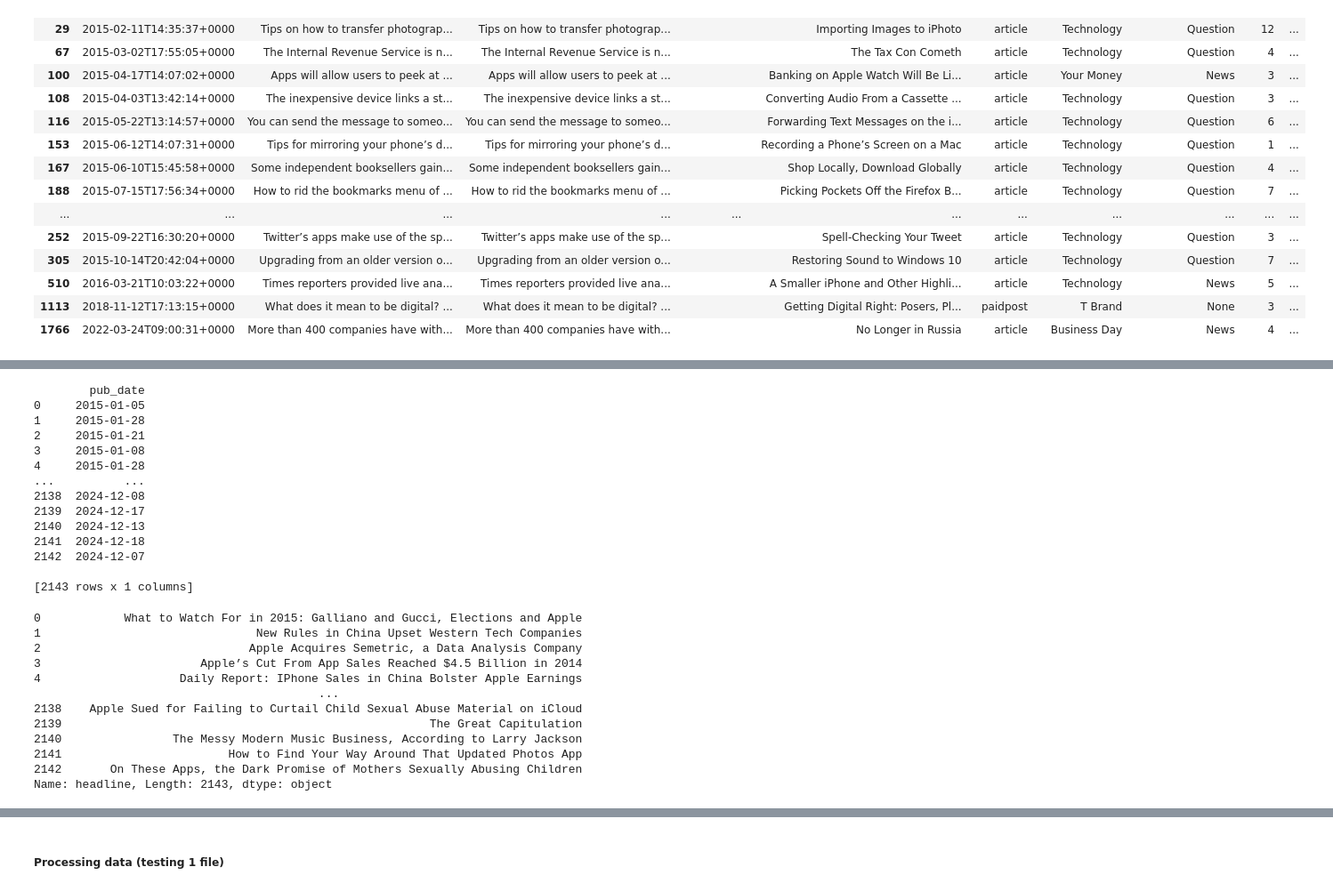
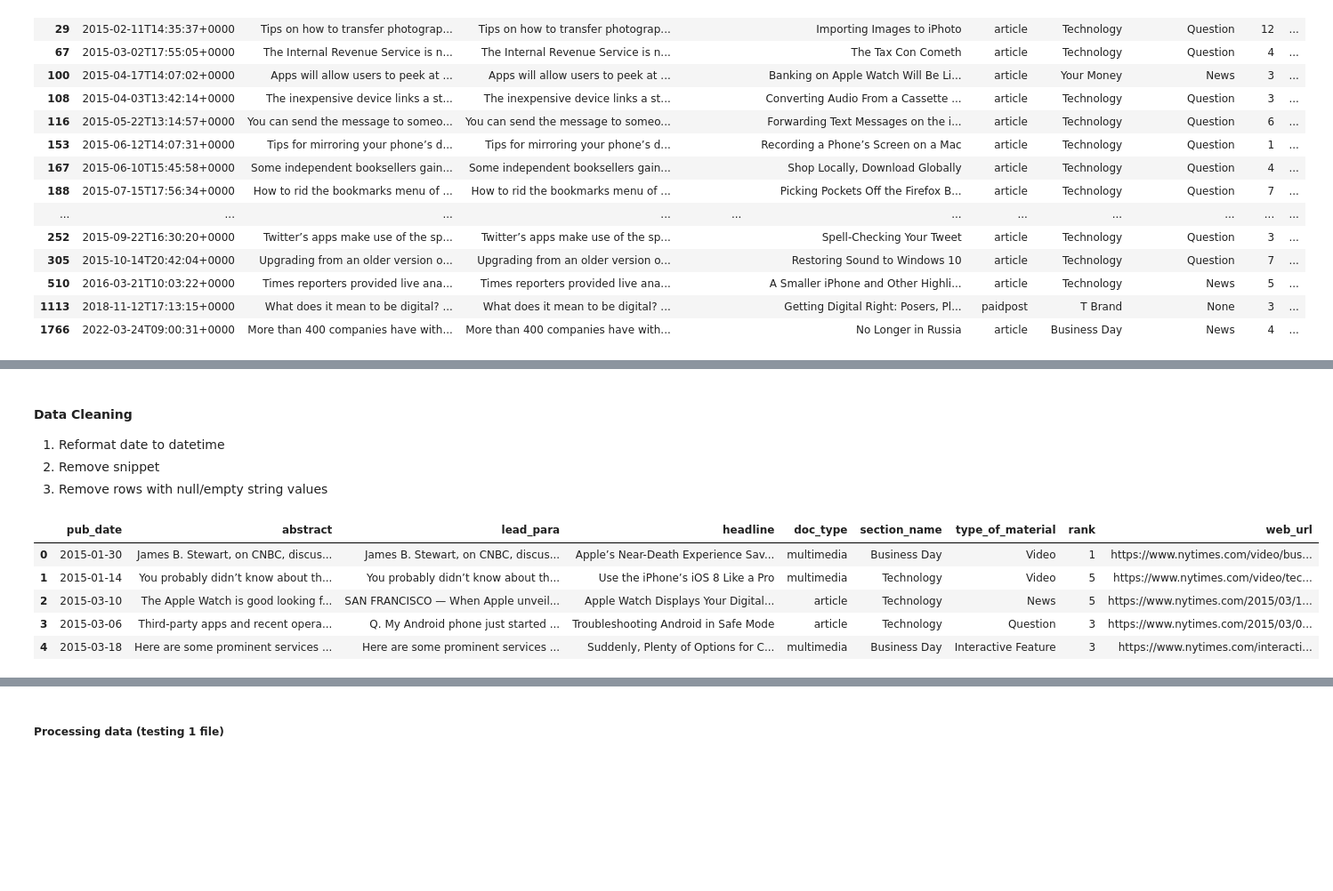
Before and after one commit to xavsant/multimodal_stockprice_prediction, a Jupyter notebook: notebooks/experiments/text_data_processing.ipynb, the cells around one changed output, grey strips where cells are left out. Shown at 89% size. Drawn from its saved outputs; the diff is of its cells as text; code cells hidden in the pictures; blank space fills up the shorter version.

Commit message:
update processing pipeline + gen sample cleaned text data

```diff
--- a/notebooks/experiments/text_data_processing.ipynb
+++ b/notebooks/experiments/text_data_processing.ipynb
@@ -172,37 +264,27 @@ df[df.lead_para == ""] # should we take them out?
+# %% [markdown]
+#### Data Cleaning
+
+1. Reformat date to datetime
+2. Remove snippet
+3. Remove rows with null/empty string values
 # %%
+import numpy as np
+
 # Reformat the date
 df['pub_date'] = pd.to_datetime(df['pub_date'])
 df['pub_date'] = df['pub_date'].dt.date
 
-print(df[['pub_date']])  # Display result
+# Remove snippet
+df.drop(labels='snippet', inplace=True, axis=1)
+
+# Remove null/empty string rows
+df.replace('', np.nan, inplace=True)
+df.dropna(inplace=True)
+df.head()
 # %% [output]
-        pub_date
-0     2015-01-05
-1     2015-01-28
-2     2015-01-21
-3     2015-01-08
-4     2015-01-28
-...          ...
-2138  2024-12-08
-2139  2024-12-17
-2140  2024-12-13
-2141  2024-12-18
-2142  2024-12-07
-
-[2143 rows x 1 columns]
+|  | pub_date | abstract | lead_para | headline | doc_type | section_name | type_of_material | rank | web_url |
+| 0 | 2015-01-30 | James B. Stewart, on CNBC, discus... | James B. Stewart, on CNBC, discus... | Apple’s Near-Death Experience Sav... | multimedia | Business Day | Video | 1 | https://www.nytimes.com/video/bus... |
+| 1 | 2015-01-14 | You probably didn’t know about th... | You probably didn’t know about th... | Use the iPhone’s iOS 8 Like a Pro | multimedia | Technology | Video | 5 | https://www.nytimes.com/video/tec... |
+| 2 | 2015-03-10 | The Apple Watch is good looking f... | SAN FRANCISCO — When Apple unveil... | Apple Watch Displays Your Digital... | article | Technology | News | 5 | https://www.nytimes.com/2015/03/1... |
+| 3 | 2015-03-06 | Third-party apps and recent opera... | Q. My Android phone just started ... | Troubleshooting Android in Safe Mode | article | Technology | Question | 3 | https://www.nytimes.com/2015/03/0... |
+| 4 | 2015-03-18 | Here are some prominent services ... | Here are some prominent services ... | Suddenly, Plenty of Options for C... | multimedia | Business Day | Interactive Feature | 3 | https://www.nytimes.com/interacti... |
-# %%
-pd.set_option('display.max_colwidth', None)
-print(df['headline']) # most headlines are not meaningful
-# %% [output]
-0            What to Watch For in 2015: Galliano and Gucci, Elections and Apple
-1                               New Rules in China Upset Western Tech Companies
-2                              Apple Acquires Semetric, a Data Analysis Company
-3                       Apple’s Cut From App Sales Reached $4.5 Billion in 2014
-4                    Daily Report: IPhone Sales in China Bolster Apple Earnings
-                                         ...
-2138    Apple Sued for Failing to Curtail Child Sexual Abuse Material on iCloud
-2139                                                     The Great Capitulation
-2140                The Messy Modern Music Business, According to Larry Jackson
-2141                        How to Find Your Way Around That Updated Photos App
-2142       On These Apps, the Dark Promise of Mothers Sexually Abusing Children
-Name: headline, Length: 2143, dtype: object
```
Also changed, not shown: parts of 31 cells of this notebook, 1 other file.
